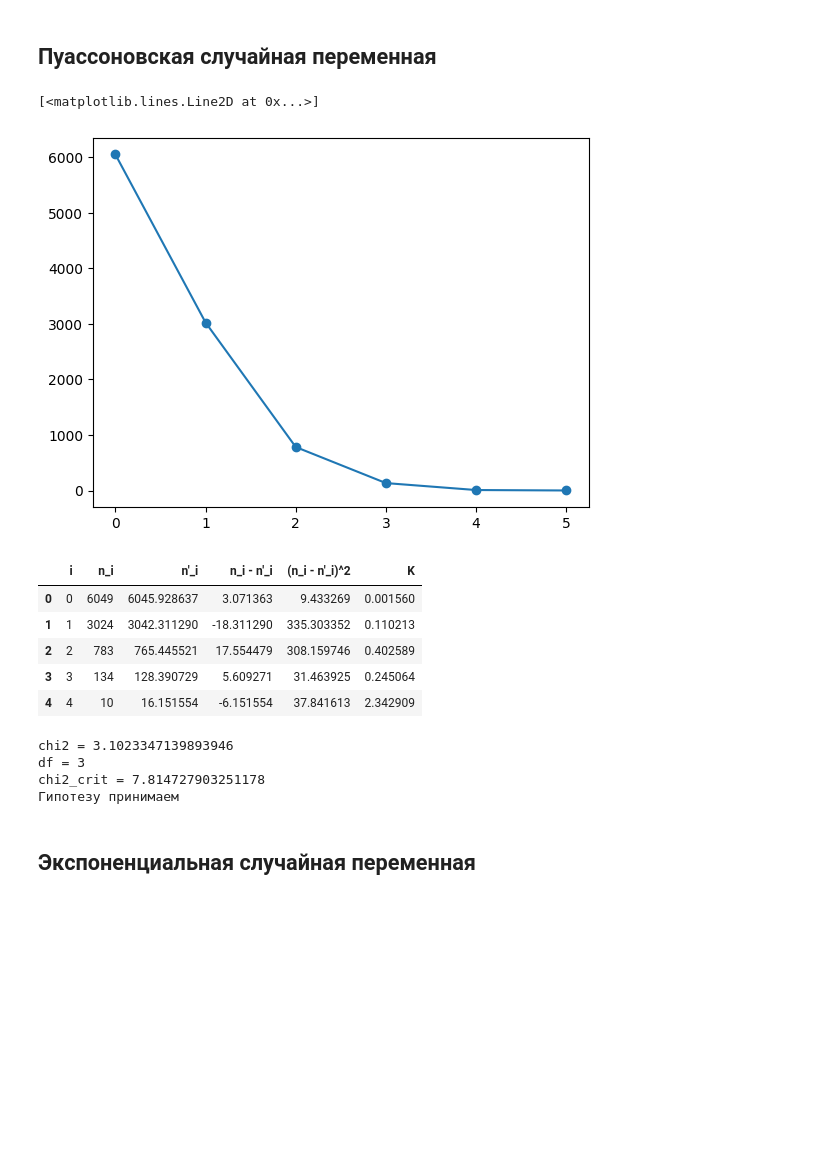
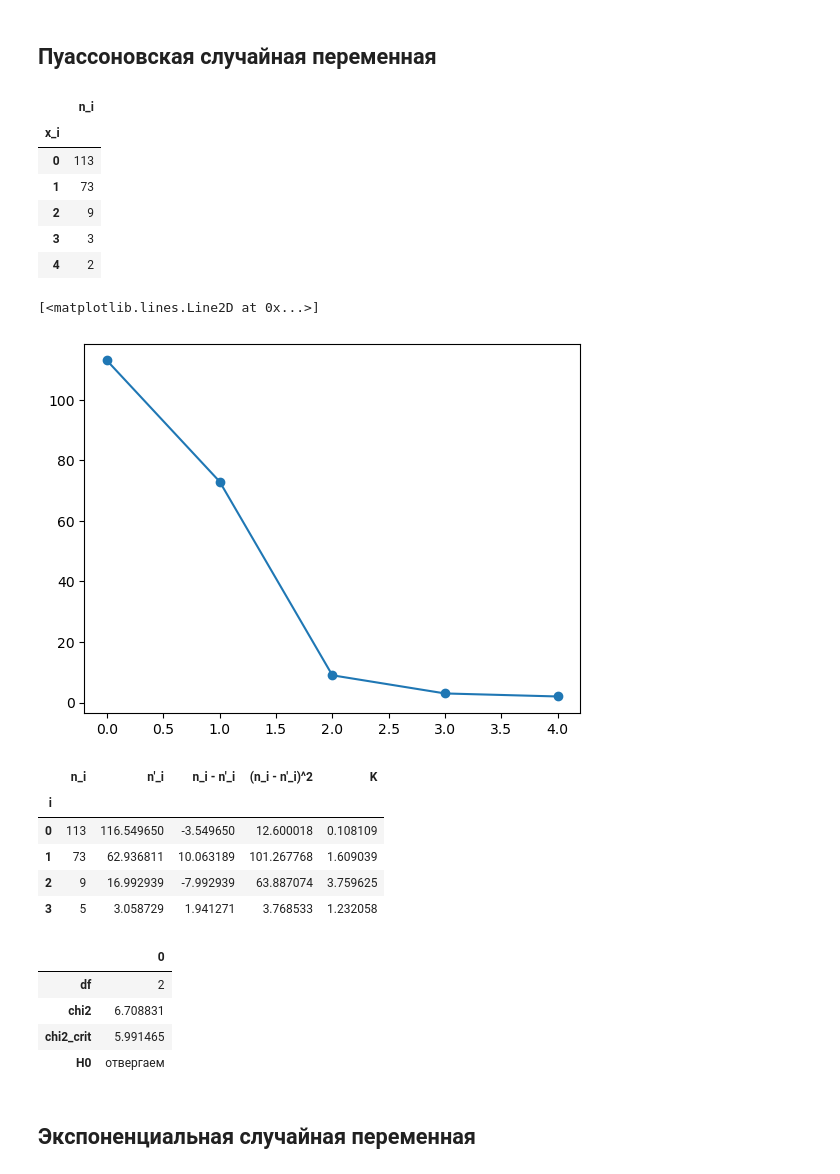
Before and after one commit to ArsNotFound/comp_mod, a Jupyter notebook: lab1.ipynb, the cells around one changed output. Saved outputs shown, nothing was run; the diff lists cells and outputs as text; code cells hidden in the pictures; blank space fills up the shorter version.

```diff
--- a/lab1.ipynb
+++ b/lab1.ipynb
@@ -50,9 +50,9 @@ class ContinuousRandomVariable(RandomVariable, abc.ABC):
 # Параметр лямбда для пуассоновской случайной переменной
 LAMBDA_POISSON = 0.5
 # Параметр лямбда для экспоненциальной случайной переменной
-LAMBDA_EXP = 0.5
+LAMBDA_EXP = 0.2
 # Количество экспериментов
-N = 10000
+N = 200
 # Уровень значимости
 ALPHA = 0.05
 # %% [markdown]
@@ -103,30 +103,44 @@ def chi2_poisson(values: np.ndarray, counts: np.ndarray) -> tuple[float, int, pd
 # %%
 poisson = Poisson(LAMBDA_POISSON)
 vals, c = poisson.generate_n(N)
+t = pd.DataFrame({"x_i": vals, "n_i": c}).set_index("x_i", drop=True)
+display(t)
 plt.scatter(vals, c)
 plt.plot(vals, c)
 # %% [output]
+|  | n_i |
+| x_i |  |
+| 0 | 113 |
+| 1 | 73 |
+| 2 | 9 |
+| 3 | 3 |
+| 4 | 2 |
 [<matplotlib.lines.Line2D at 0x...>]
-[figure, old version]
+[figure, new version]
 # %%
-chi2, df, t = chi2_poisson(vals, c)
-chi2_crit = scipy.stats.chi2.isf(ALPHA, df=df)
+chi2, df, t = chi2_poisson(vals.copy(), c.copy())
 display(t)
-print(f"chi2 = {chi2}")
-print(f"df = {df}")
-print(f"chi2_crit = {chi2_crit}")
-print(f"Гипотезу {'принимаем' if chi2 < chi2_crit else 'отвергаем'}")
+chi2_crit = scipy.stats.chi2.isf(ALPHA, df=df, loc=0, scale=1)
+
+dft = pd.DataFrame.from_dict({
+    "df": df,
+    "chi2": chi2,
+    "chi2_crit": chi2_crit,
+    "H0": "принимаем" if chi2 < chi2_crit else "отвергаем"
+}, orient="index")
+display(dft)
 # %% [output]
-|  | i | n_i | n'_i | n_i - n'_i | (n_i - n'_i)^2 | K |
-| 0 | 0 | 6049 | 6045.928637 | 3.071363 | 9.433269 | 0.001560 |
-| 1 | 1 | 3024 | 3042.311290 | -18.311290 | 335.303352 | 0.110213 |
-| 2 | 2 | 783 | 765.445521 | 17.554479 | 308.159746 | 0.402589 |
-| 3 | 3 | 134 | 128.390729 | 5.609271 | 31.463925 | 0.245064 |
-| 4 | 4 | 10 | 16.151554 | -6.151554 | 37.841613 | 2.342909 |
+|  | n_i | n'_i | n_i - n'_i | (n_i - n'_i)^2 | K |
+| i |  |  |  |  |  |
+| 0 | 113 | 116.549650 | -3.549650 | 12.600018 | 0.108109 |
+| 1 | 73 | 62.936811 | 10.063189 | 101.267768 | 1.609039 |
+| 2 | 9 | 16.992939 | -7.992939 | 63.887074 | 3.759625 |
+| 3 | 5 | 3.058729 | 1.941271 | 3.768533 | 1.232058 |
-chi2 = 3.1023347139893946
-df = 3
-chi2_crit = 7.814727903251178
-Гипотезу принимаем
+|  | 0 |
+| df | 2 |
+| chi2 | 6.708831 |
+| chi2_crit | 5.991465 |
+| H0 | отвергаем |
 # %% [markdown]
 ## Экспоненциальная случайная переменная
 # %%
```
Also changed, not shown: parts of 5 cells of this notebook, 3 other files.
